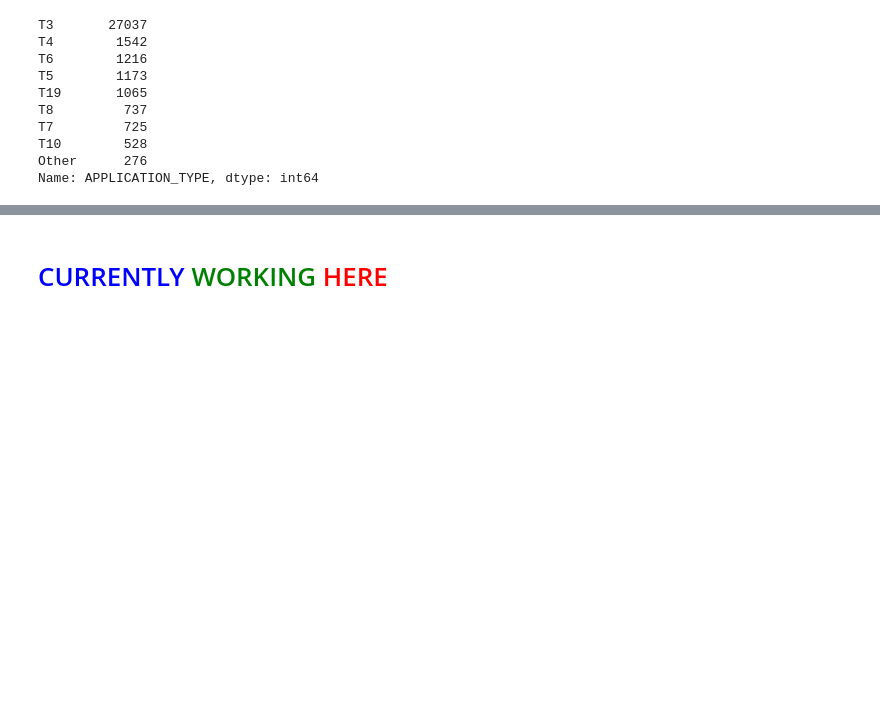
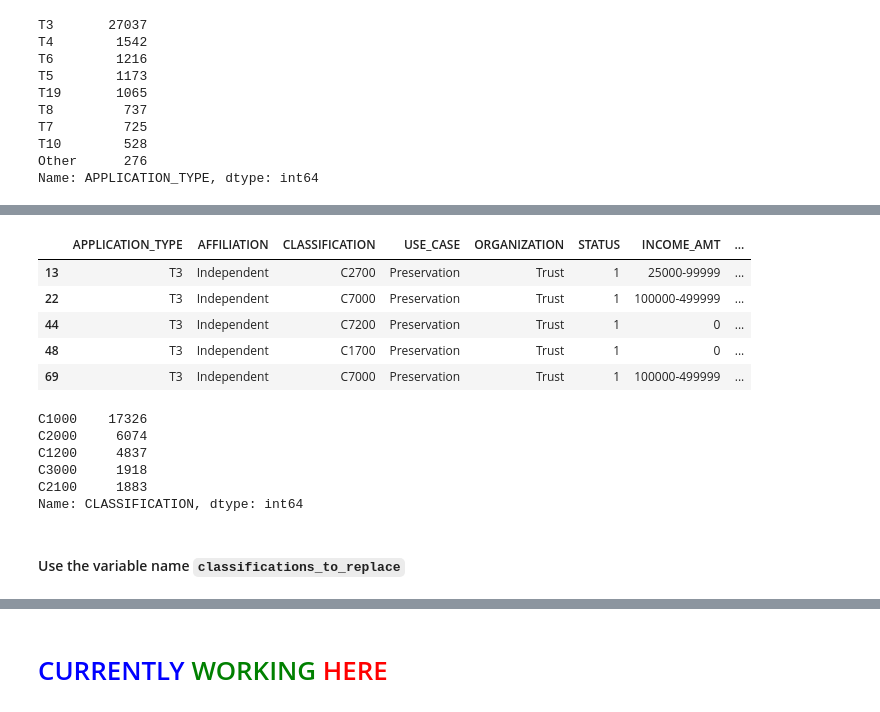
Before and after one commit to JohnTorgerson/select_charity_optimizer, a Jupyter notebook: Charity_Selector.ipynb, the cells around one changed output, grey strips where cells are left out. Saved outputs shown, nothing was run; the diff lists cells and outputs as text; code cells hidden in the pictures; blank space fills up the shorter version.

```diff
--- a/Charity_Selector.ipynb
+++ b/Charity_Selector.ipynb
@@ -197,0 +262,21 @@ Name: APPLICATION_TYPE, dtype: int64
+# %%
+other_df.head()
+# %% [output]
+|  | APPLICATION_TYPE | AFFILIATION | CLASSIFICATION | USE_CASE | ORGANIZATION | STATUS | INCOME_AMT | ... |
+| 13 | T3 | Independent | C2700 | Preservation | Trust | 1 | 25000-99999 | ... |
+| 22 | T3 | Independent | C7000 | Preservation | Trust | 1 | 100000-499999 | ... |
+| 44 | T3 | Independent | C7200 | Preservation | Trust | 1 | 0 | ... |
+| 48 | T3 | Independent | C1700 | Preservation | Trust | 1 | 0 | ... |
+| 69 | T3 | Independent | C7000 | Preservation | Trust | 1 | 100000-499999 | ... |
+# %%
+keep_class = saved_df["CLASSIFICATION"].value_counts()
+keep_class
+# %% [output]
+C1000    17326
+C2000     6074
+C1200     4837
+C3000     1918
+C2100     1883
+Name: CLASSIFICATION, dtype: int64
+# %% [markdown]
+#### Use the variable name `classifications_to_replace`
```
Also changed, not shown: parts of 15 cells of this notebook.
